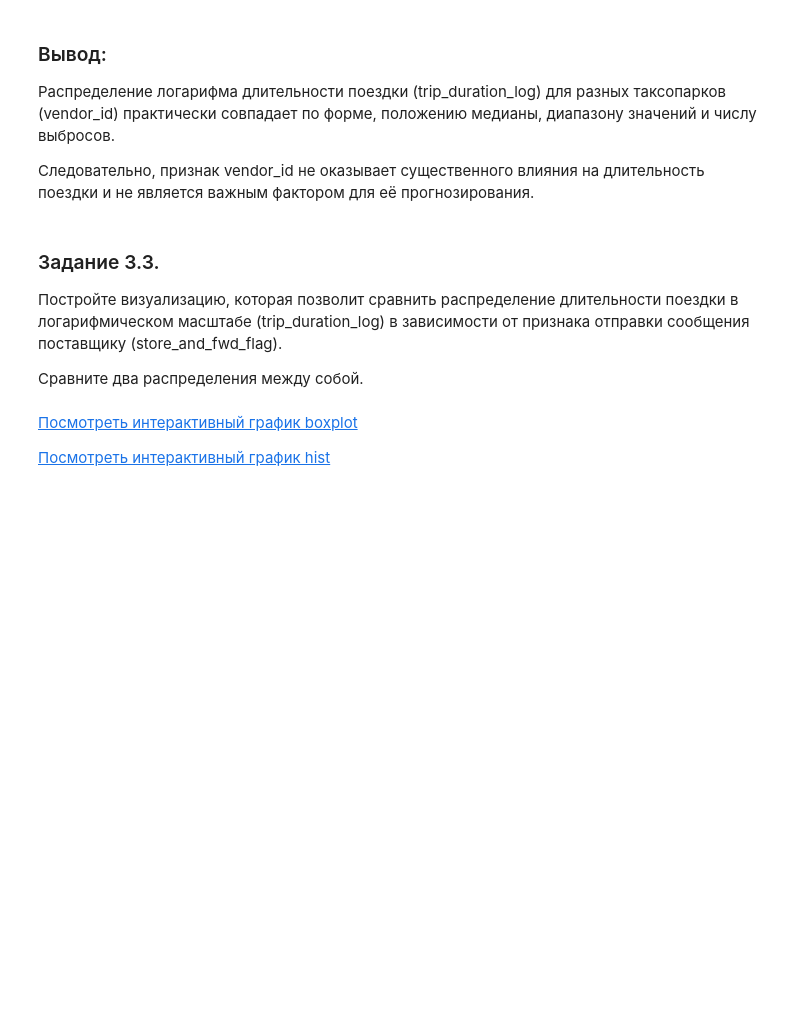
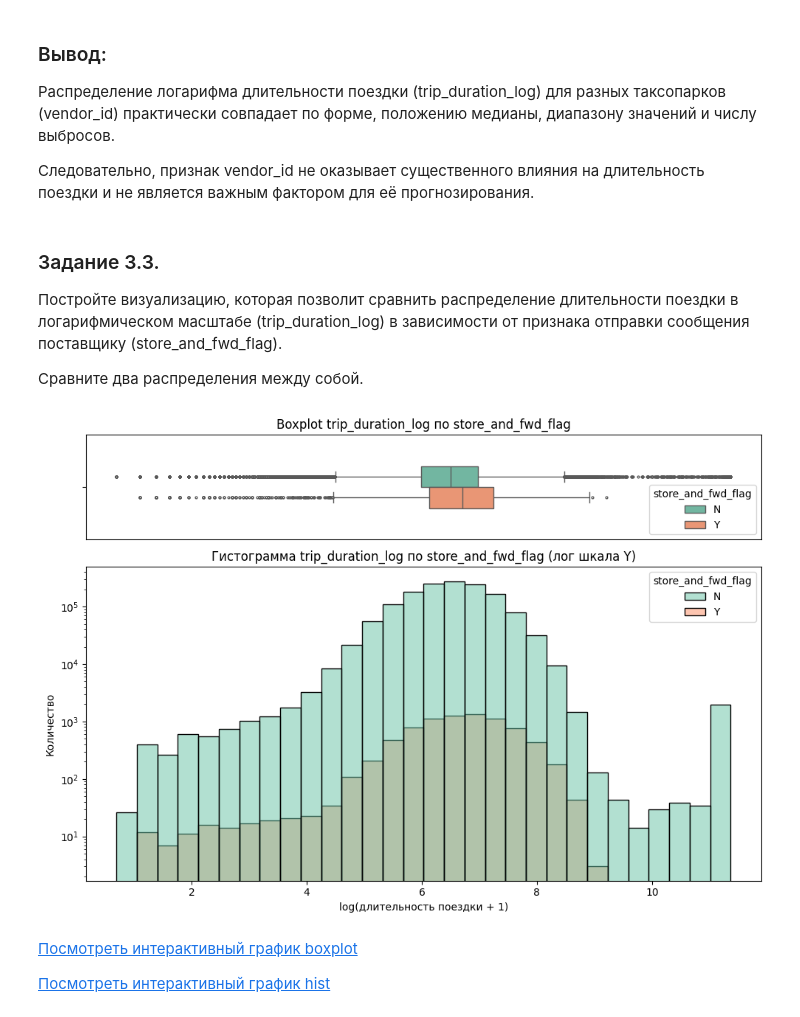
Before and after one commit to dafe1988/SF-DSPR-174, a Jupyter notebook: PROJECT_5_ Regression/Project-5._Fesenko.ipynb, the cells around one changed output. Drawn from its saved outputs; the diff is of its cells as text; code cells hidden in the pictures; blank space fills up the shorter version.

```diff
--- a/PROJECT_5_ Regression/Project-5._Fesenko.ipynb
+++ b/PROJECT_5_ Regression/Project-5._Fesenko.ipynb
@@ -632,3 +702,43 @@ fig_hist.show('png')
+# %%
+# ваш код здесь
+fig, (ax_box, ax_hist) = plt.subplots(2, 1, figsize=(10, 7), gridspec_kw={'height_ratios': [1, 3]}, sharex=True)
+
+# Boxplot по категориям store_and_fwd_flag
+sns.boxplot(
+    x='trip_duration_log',
+    hue='store_and_fwd_flag',
+    data=taxi_data,
+    ax=ax_box,
+    showfliers=True,  # показываем выбросы
+    width=0.4,          # Уменьшаем ширину боксплота
+    fliersize=2,         # Размер точек выбросов
+    palette='Set2'
+)
+ax_box.set_xlabel('')
+ax_box.set_title('Boxplot trip_duration_log по store_and_fwd_flag')
+ax_box.tick_params(axis='x', which='both', bottom=False, labelbottom=False)
+
+# Гистограмма с прозрачностью и логарифмической осью Y
+sns.histplot(
+    data=taxi_data,
+    x='trip_duration_log',
+    hue='store_and_fwd_flag',
+    multiple='layer',   # overlay
+    alpha=0.5,
+    bins=30,
+    palette='Set2',
+    ax=ax_hist
+)
+
+ax_hist.set_yscale('log')
+ax_hist.set_title('Гистограмма trip_duration_log по store_and_fwd_flag (лог шкала Y)')
+ax_hist.set_xlabel('log(длительность поездки + 1)')
+ax_hist.set_ylabel('Количество')
+
+plt.tight_layout()
+plt.show()
+# %% [output]
+[figure, added]
 # %% [markdown]
 [Посмотреть интерактивный график boxplot](plotly/fig_box_3_3.html)
 
```
Also changed, not shown: parts of 34 cells of this notebook, 9 other files.
